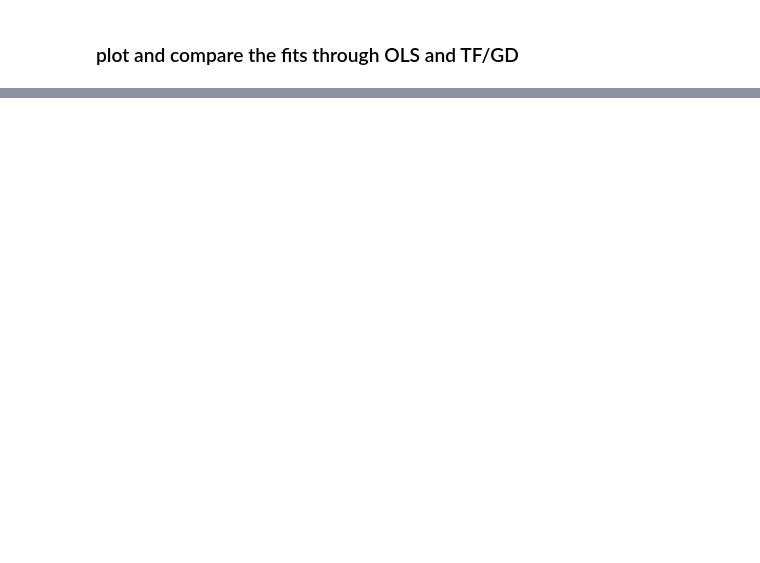
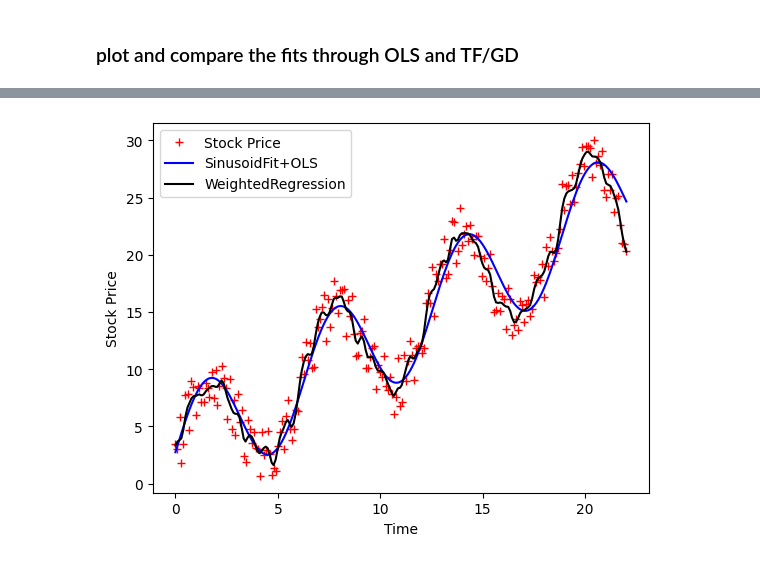
Before and after one commit to sudarsun/DA5401-2024, a Jupyter notebook: Assignment2-Solution.ipynb, the cells around one changed output, grey strips where cells are left out. Saved outputs shown, nothing was run; the diff lists cells and outputs as text; code cells hidden in the pictures; blank space fills up the shorter version.

```diff
--- a/Assignment2-Solution.ipynb
+++ b/Assignment2-Solution.ipynb
@@ -699,0 +729,3 @@ plt.show()
+# %%
+def gaussian_kernel(xi,X,tau):
+    return np.exp(-(xi-X)**2/(2*tau**2))
@@ -699,0 +734,7 @@ plt.show()
+# %%
+def LWR(xi, X, y, tau):
+    weights = gaussian_kernel(xi, X, tau)
+    Phi = np.column_stack((np.ones(len(X)), X))
+    W = np.diag(weights)
+    theta = np.linalg.inv(Phi.T @ W @ Phi) @ Phi.T @ W @ y
+    return np.array([1,xi]) @ theta
@@ -699,0 +743,6 @@ plt.show()
+# %%
+def predict(X_test,X,y,tau=.1):
+    preds = np.zeros(X_test.shape[0])
+    for i in range(X_test.shape[0]):
+        preds[i] = LWR(X_test[i],X,y,tau)
+    return preds
@@ -699,0 +751,4 @@ plt.show()
+# %%
+y_preds = predict(xx,xx,yy,tau=.13)
+loss = SSE(y_preds, yy)
+print("Loss =", loss)
@@ -699,0 +757,10 @@ plt.show()
+# %%
+plt.plot(xx, y2.y, 'r+')
+plt.plot(xx, yhat3, 'b-')
+plt.plot(xx, y_preds, 'k-')
+plt.ylabel('Stock Price')
+plt.xlabel('Time')
+plt.legend(['Stock Price', 'SinusoidFit+OLS', 'WeightedRegression'], loc='upper left')
+plt.show()
+# %% [output]
+[figure, added]
```
Also changed, not shown: parts of 23 cells of this notebook.
